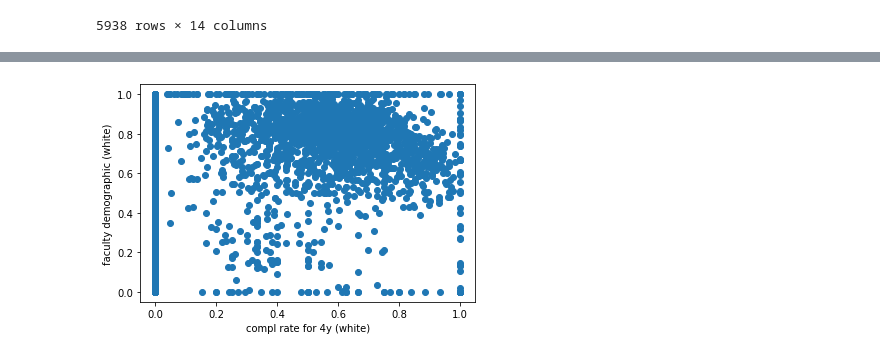
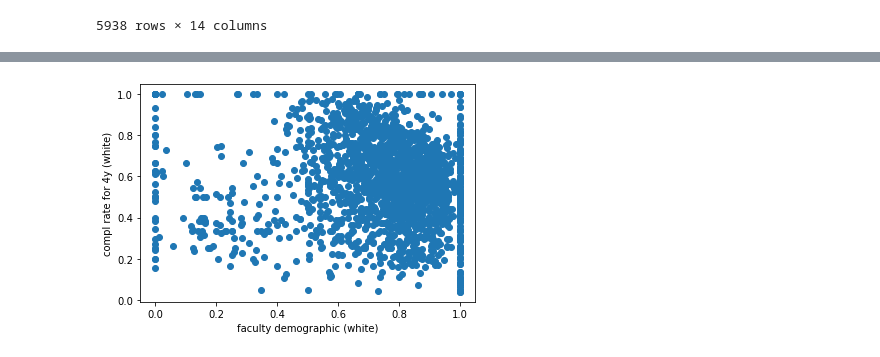
Before and after one commit to beccasolomon22/Student-Social-Analysis, a Jupyter notebook: DOE_Analysis_graphs.ipynb, the cells around one changed output, grey strips where cells are left out. Drawn from its saved outputs; the diff is of its cells as text; code cells hidden in the pictures.

```diff
--- a/DOE_Analysis_graphs.ipynb
+++ b/DOE_Analysis_graphs.ipynb
@@ -83,0 +82,4 @@ stud_fac
+# %%
+stud_fac_white = stud_fac[['compl rate for 4y (white)', 'faculty demographic (white)']]
+stud_fac_white.drop(stud_fac_white[stud_fac_white['compl rate for 4y (white)'] == 0].index, inplace = True)
+stud_fac_white
@@ -84,11 +105,11 @@ stud_fac
 # %%
-stu_info = stud_fac['compl rate for 4y (white)']
+stu_info = stud_fac_white['compl rate for 4y (white)']
 # stud_fac.loc[(stud_fac["compl rate for 4y (white)"]>0) & (stud_fac["faculty demographic (white)"]>0)
-fac_info = stud_fac["faculty demographic (white)"]
-plt.scatter(stu_info,fac_info)
+fac_info = stud_fac_white["faculty demographic (white)"]
+plt.scatter(fac_info, stu_info)
 # plt.xticks(stu_info, rotation=90)
-plt.xlabel('compl rate for 4y (white)')
-plt.ylabel('faculty demographic (white)')
+plt.ylabel('compl rate for 4y (white)')
+plt.xlabel('faculty demographic (white)')
 plt.show()
 # %% [output]
-[figure, old version]
+[figure, new version]
```
Also changed, not shown: parts of 15 cells of this notebook, 9 other files.
